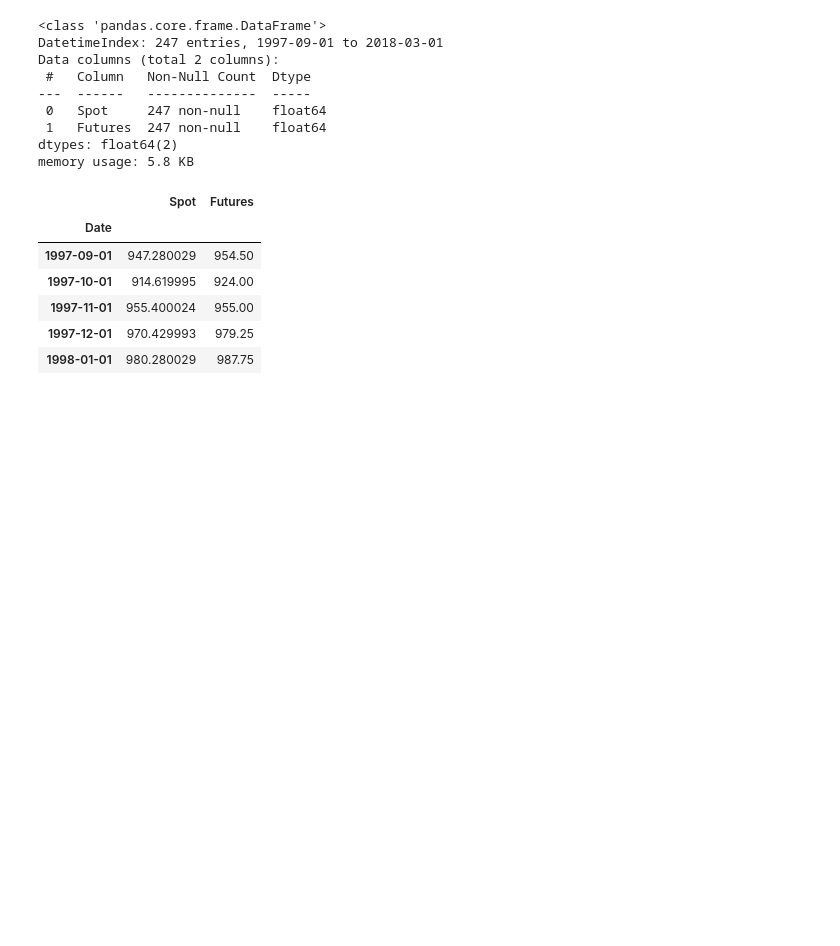
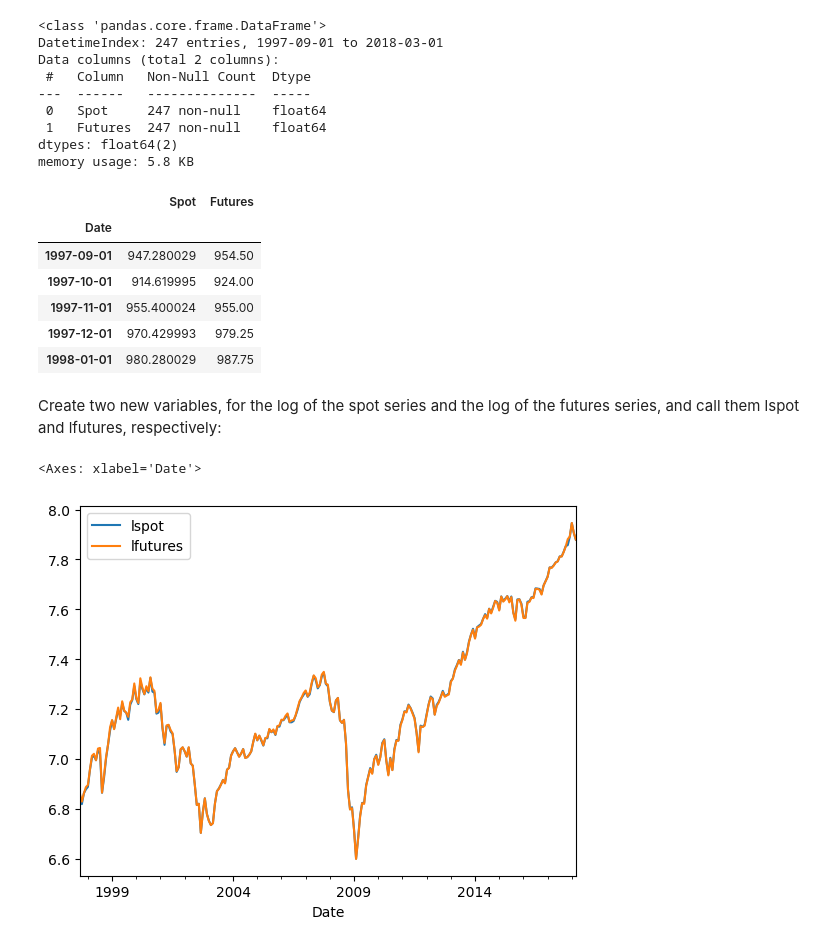
Before and after one commit to HeyyNing/labs, a Jupyter notebook: lab2/lab2.ipynb, the cells around one changed output. Saved outputs shown, nothing was run; the diff lists cells and outputs as text; code cells hidden in the pictures; blank space fills up the shorter version.

```diff
--- a/lab2/lab2.ipynb
+++ b/lab2/lab2.ipynb
@@ -316,3 +306,14 @@ memory usage: 5.8 KB
 | 1997-11-01 | 955.400024 | 955.00 |
 | 1997-12-01 | 970.429993 | 979.25 |
 | 1998-01-01 | 980.280029 | 987.75 |
+# %% [markdown]
+Create two new variables, for the log of the spot series and the log of the futures series, and call them lspot and lfutures, respectively:
+# %%
+SPhedge['lspot'] = np.log(SPhedge.Spot)
+SPhedge['lfutures'] = np.log(SPhedge.Futures)
+
+# plot the series of lspot and lfutures on the same plot
+SPhedge[['lspot','lfutures']].plot()
+# %% [output]
+<Axes: xlabel='Date'>
+[figure, added]
```
Also changed, not shown: parts of 17 cells of this notebook, 1 other file.
